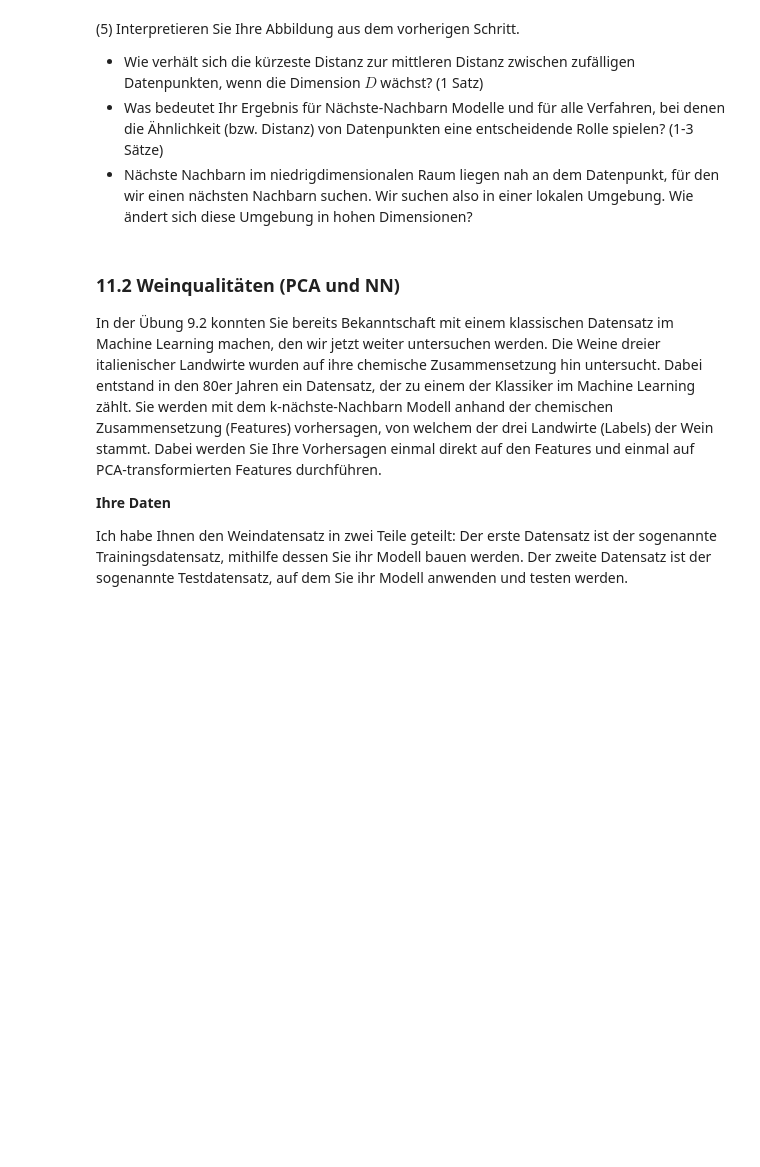
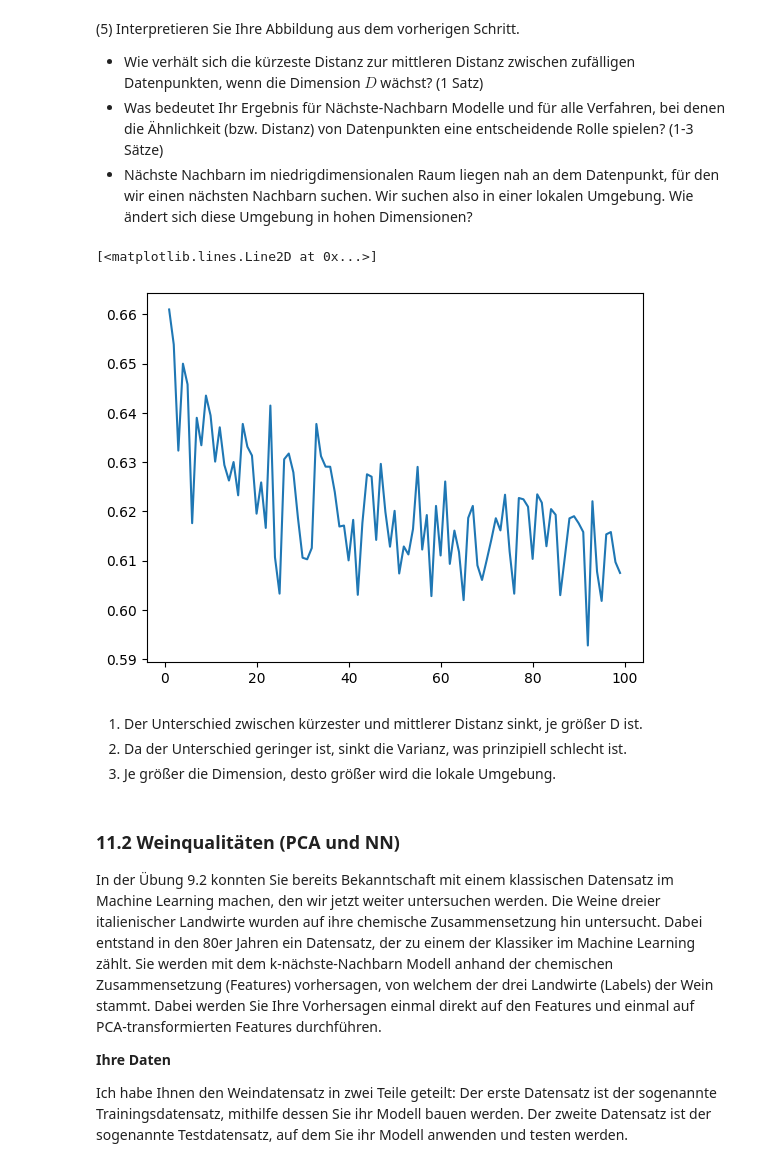
Before and after one commit to Emanuel162/MachineLearning, a Jupyter notebook: UebungenML/SJMN-11.ipynb, the cells around one changed output. Drawn from its saved outputs; the diff is of its cells as text; code cells hidden in the pictures; blank space fills up the shorter version.

```diff
--- a/UebungenML/SJMN-11.ipynb
+++ b/UebungenML/SJMN-11.ipynb
@@ -55,6 +87,19 @@ from matplotlib import pyplot as plt
 * Wie verhält sich die kürzeste Distanz zur mittleren Distanz zwischen zufälligen Datenpunkten, wenn die Dimension $D$ wächst? (1 Satz)
 * Was bedeutet Ihr Ergebnis für Nächste-Nachbarn Modelle und für alle Verfahren, bei denen die Ähnlichkeit (bzw. Distanz) von Datenpunkten eine entscheidende Rolle spielen? (1-3 Sätze)
 * Nächste Nachbarn im niedrigdimensionalen Raum liegen nah an dem Datenpunkt, für den wir einen nächsten Nachbarn suchen. Wir suchen also in einer lokalen Umgebung. Wie ändert sich diese Umgebung in hohen Dimensionen?
+# %%
+interval = np.arange(1, 100)
+min_average = []
+for i in interval:
+    min_average.append(get_distances(1000, i)[1] - get_distances(1000, i)[0])
+plt.plot(interval, min_average)
+# %% [output]
+[<matplotlib.lines.Line2D at 0x...>]
+[figure, added]
+# %% [markdown]
+1. Der Unterschied zwischen kürzester und mittlerer Distanz sinkt, je größer D ist.
+2. Da der Unterschied geringer ist, sinkt die Varianz, was prinzipiell schlecht ist.
+3. Je größer die Dimension, desto größer wird die lokale Umgebung.
 # %% [markdown]
 ###  11.2 Weinqualitäten (PCA und NN)
 
```
Also changed, not shown: parts of 5 cells of this notebook.
